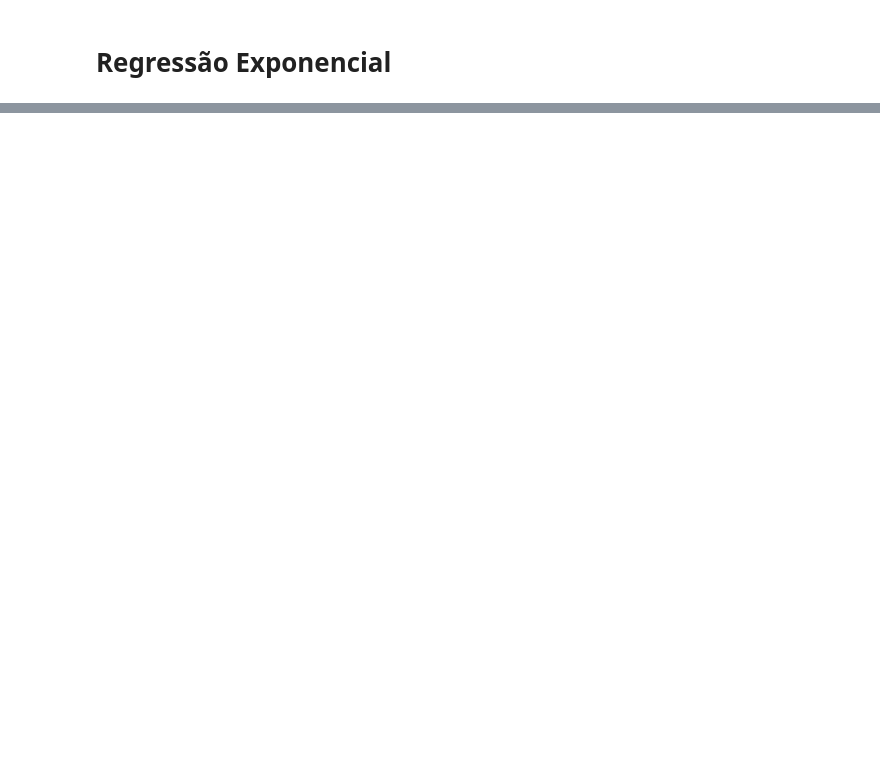
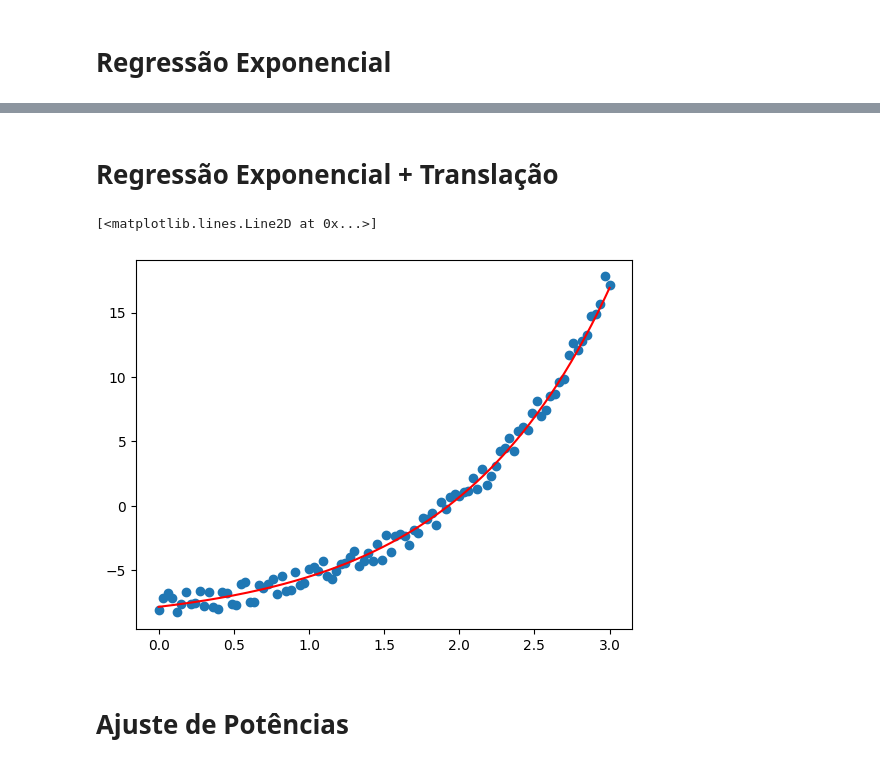
Before and after one commit to sidfc/2023_1_CCI_ANN, a Jupyter notebook: ajuste/best_poly.ipynb, the cells around one changed output, grey strips where cells are left out. Saved outputs shown, nothing was run; the diff lists cells and outputs as text; code cells hidden in the pictures; blank space fills up the shorter version.

```diff
--- a/ajuste/best_poly.ipynb
+++ b/ajuste/best_poly.ipynb
@@ -87,0 +89,32 @@ plt.plot(t, et, color="red")
+# %% [markdown]
+# Regressão Exponencial + Translação
+# %%
+def model_exp_2(x):
+    a, b = -10, -8
+    erro = a + (b - a) * np.random.random()
+    return 1.24123 * np.exp(1.023424 * x) + erro
+# %%
+x = np.linspace(0, 3, 100)
+y = [model_exp_2(xi) for xi in x]
+
+# plotando
+plt.scatter(x, y)
+
+# translação vertical
+k = abs(min(y)) + 1
+y_up = [yi + k for yi in y]
+
+# a lista de pontos (x[i], y_up[i]), tem todas as
+# coordenadas y positivas
+a, b = best_exp(x, y_up)
+e = lambda x: a * np.exp(b * x) - k
+
+# plotando o gráfico da exponencial
+t = np.linspace(min(x), max(x), 200)
+et = [e(ti) for ti in t]
+plt.plot(t, et, color="red")
+# %% [output]
+[<matplotlib.lines.Line2D at 0x...>]
+[figure, added]
+# %% [markdown]
+# Ajuste de Potências
```
Also changed, not shown: parts of 14 cells of this notebook, 6 other files.
